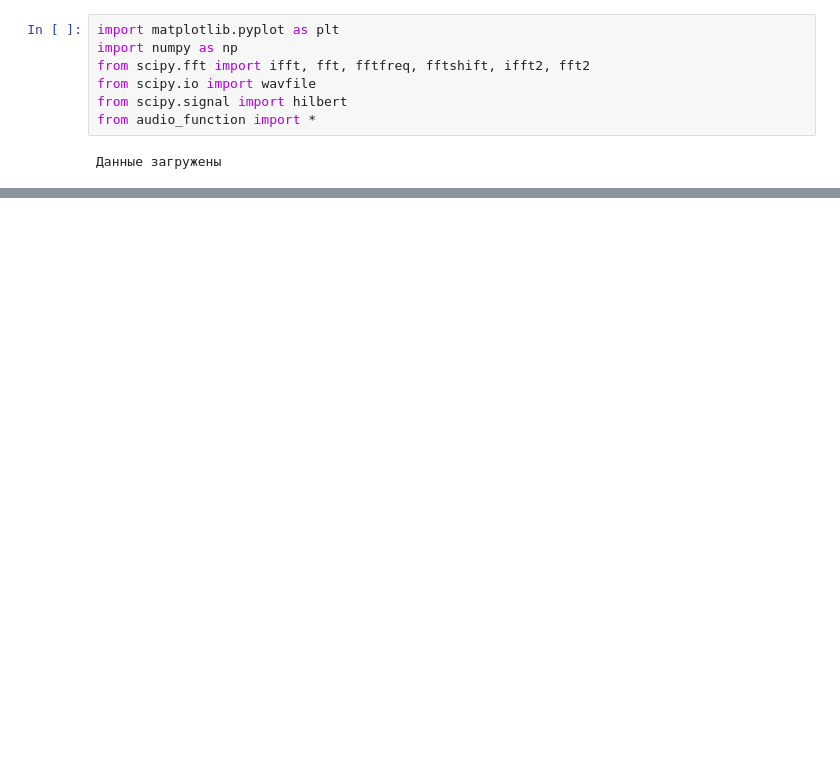
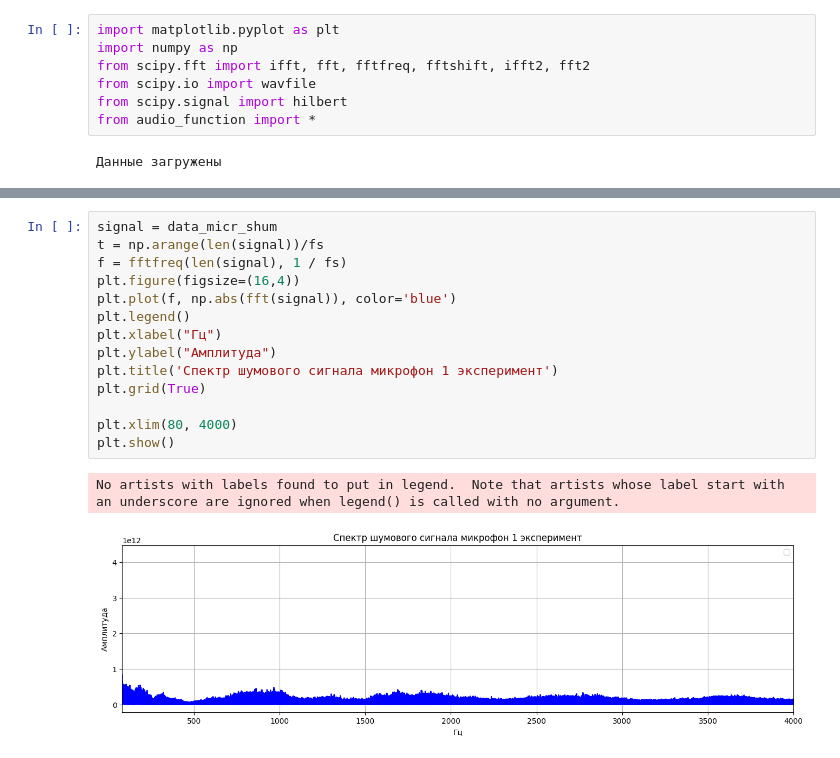
Before and after one commit to bdExplore/Scientific, a Jupyter notebook: Python/pdg_0711.ipynb, the cells around one changed output, grey strips where cells are left out. Saved outputs shown, nothing was run; the diff lists cells and outputs as text; blank space fills up the shorter version.

```diff
--- a/Python/pdg_0711.ipynb
+++ b/Python/pdg_0711.ipynb
@@ -28,0 +40,17 @@ RMS_microphone_315 = []
+# %%
+signal = data_micr_shum
+t = np.arange(len(signal))/fs
+f = fftfreq(len(signal), 1 / fs)
+plt.figure(figsize=(16,4))
+plt.plot(f, np.abs(fft(signal)), color='blue')
+plt.legend()
+plt.xlabel("Гц")
+plt.ylabel("Амплитуда")
+plt.title('Спектр шумового сигнала микрофон 1 эксперимент')
+plt.grid(True)
+
+plt.xlim(80, 4000)
+plt.show()
+# %% [output]
+No artists with labels found to put in legend.  Note that artists whose label start with an underscore are ignored when legend() is called with no argument.
+[figure, added]
```
Also changed, not shown: parts of 16 cells of this notebook, 4 other files.
